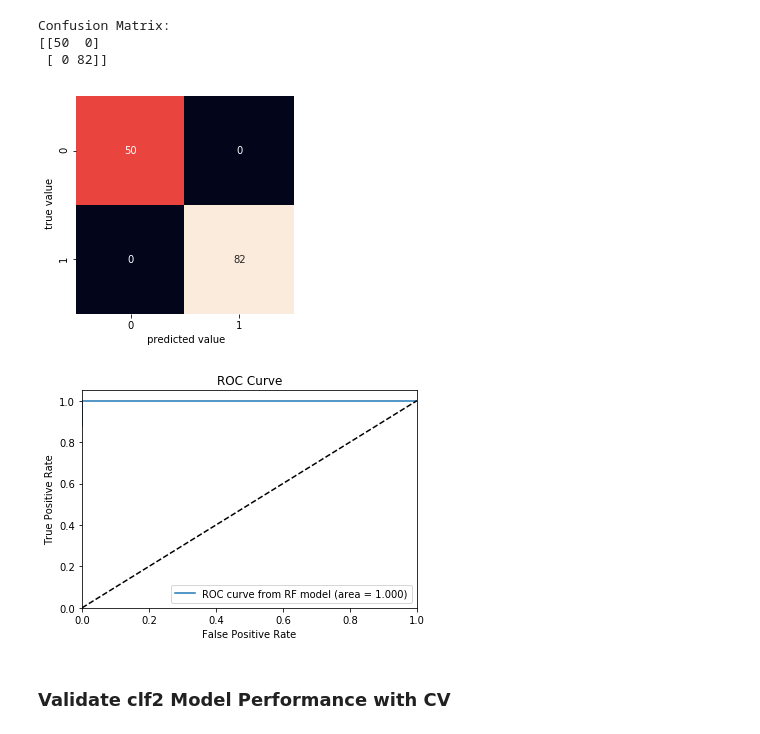
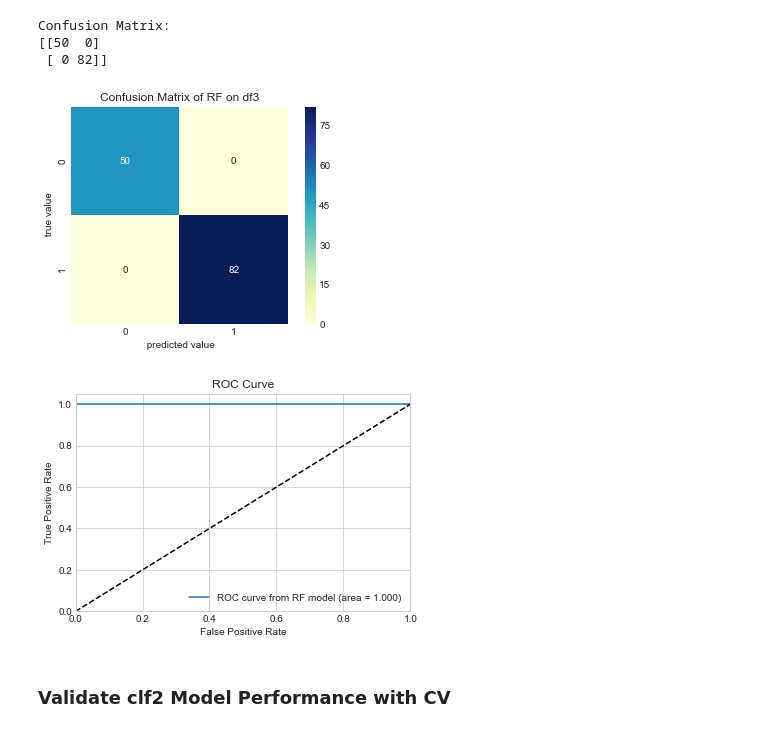
Before and after one commit to mmerc/MSDS696_X70_Data-Science-Practicum-II, a Jupyter notebook: Practicum2Project.ipynb, the cells around one changed output. Saved outputs shown, nothing was run; the diff lists cells and outputs as text; code cells hidden in the pictures.

```diff
--- a/Practicum2Project.ipynb
+++ b/Practicum2Project.ipynb
@@ -5,5 +13,5 @@
 # %%
-#code from Myna (2017) https://www.kaggle.com/csyhuang/predicting-chronic-kidney-disease/notebook
+#code from Myna (2017)
 import numpy as np
 import pandas as pd
 import seaborn as sns
@@ -14,4 +22,7 @@ from sklearn.ensemble import RandomForestClassifier
 import warnings
 warnings.filterwarnings('ignore')
 %matplotlib inline
+sns.set_style('whitegrid')
+pd.options.display.max_rows = 500 # code from https://pandas.pydata.org/pandas-docs/stable/options.html
+pd.options.display.max_columns = None # code from Isma (2017)
 # %%
@@ -331,0 +344,4 @@ df.ua_spGr.value_counts().plot(kind='bar')
+# %%
+sns.set_style('whitegrid')
+sns.countplot(df.ua_spGr)
+plt.title('Urine Specific Gravity on Dipstick')
@@ -541,0 +622,3 @@ need to improve this chart.  Find the number of examples with a normal creat.  T
+# %%
+x = df.loc[df['creat'] < 1.3]
+x
@@ -1652,14 +1922,16 @@ Confusion Matrix:
 [[50  0]
  [ 0 82]]
 # %%
-# visualize confusion matrix with heatmap, code from # VanderPlas (2017) (p. 357).
+# visualize confusion matrix with heatmap
+# code from VanderPlas (2017) (p. 357) and areuexperienced (2015)
 # mat = confusion_matrix( ytest, y_model)
-
-sns.heatmap( confusion, square = True, annot = True, cbar = False)
+ax = plt.axes()
+sns.heatmap( confusion, square = True, annot = True, cbar = True, cmap="YlGnBu", ax = ax)
+ax.set_title('Confusion Matrix of RF on df3')
 plt.xlabel(' predicted value')
 plt.ylabel(' true value');
 # %% [output]
-[figure, old version]
+[figure, new version]
 # %%
 # Determine the false positive and true positive rates
 fpr,tpr,roc_auc = auc_scorer(clf2, X_test, y_test, 'RF')
@@ -1668,7 +1940,7 @@ fpr,tpr,roc_auc = auc_scorer(clf2, X_test, y_test, 'RF')
 # print(clf.best_params_)
 # clf_best = clf.best_estimator_
 # %% [output]
-[figure, old version]
+[figure, new version]
 # %% [markdown]
 ### Validate clf2 Model Performance with CV
 # %%
```
Also changed, not shown: parts of 206 cells of this notebook.
